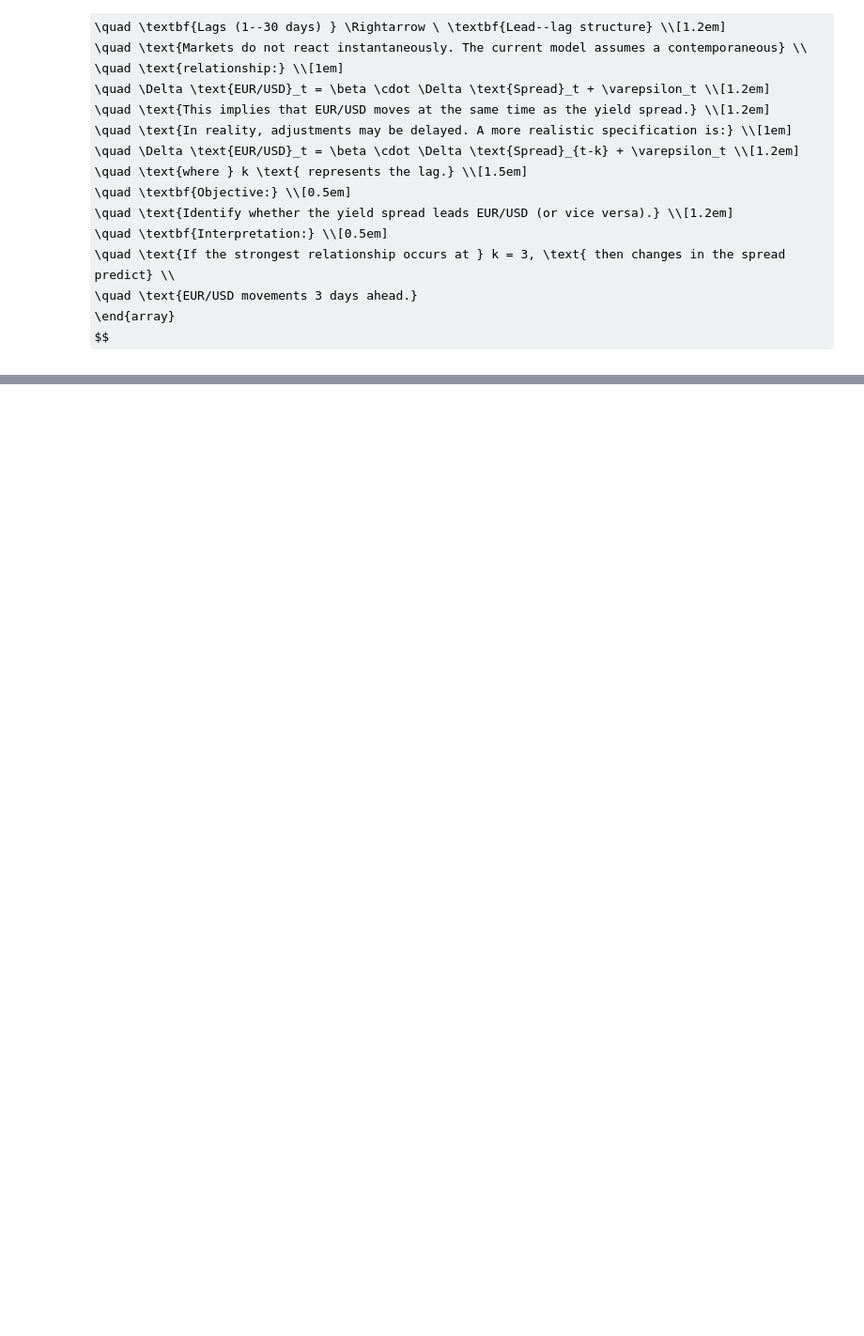
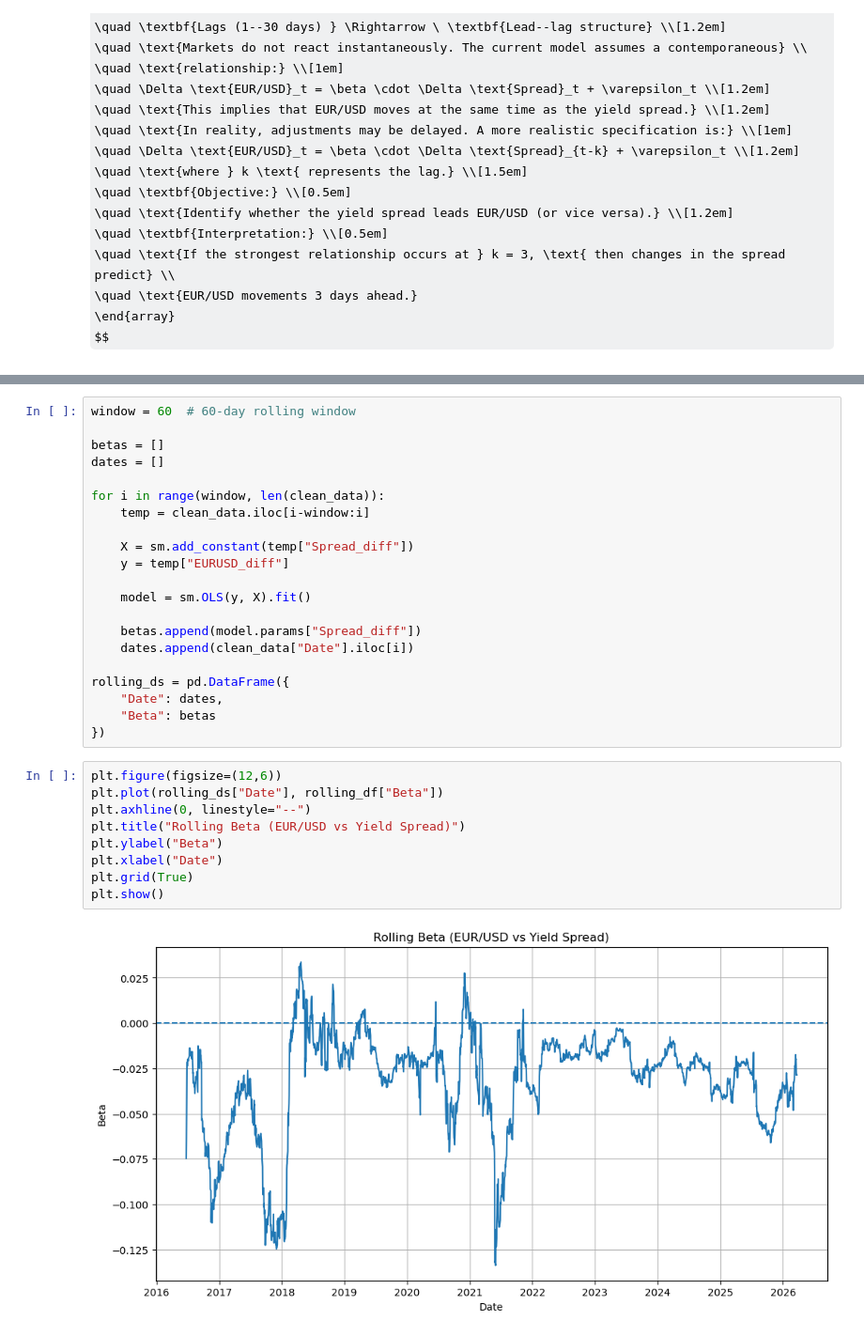
Before and after one commit to LyubStoy/Forex_Grey, a Jupyter notebook: PART_II_Mathematical_Modelling/Analysis_SPREAD2Y_FXRATE.ipynb, the cells around one changed output, grey strips where cells are left out. Shown at 94% size. Cells and saved outputs as stored; diff of their text form; some formulas as TeX source; blank space fills up the shorter version.

```diff
--- a/PART_II_Mathematical_Modelling/Analysis_SPREAD2Y_FXRATE.ipynb
+++ b/PART_II_Mathematical_Modelling/Analysis_SPREAD2Y_FXRATE.ipynb
@@ -679,0 +733,32 @@ $$
+# %%
+window = 60  # 60-day rolling window
+
+betas = []
+dates = []
+
+for i in range(window, len(clean_data)):
+    temp = clean_data.iloc[i-window:i]
+
+    X = sm.add_constant(temp["Spread_diff"])
+    y = temp["EURUSD_diff"]
+
+    model = sm.OLS(y, X).fit()
+
+    betas.append(model.params["Spread_diff"])
+    dates.append(clean_data["Date"].iloc[i])
+
+rolling_ds = pd.DataFrame({
+    "Date": dates,
+    "Beta": betas
+})
+# %%
+plt.figure(figsize=(12,6))
+plt.plot(rolling_ds["Date"], rolling_df["Beta"])
+plt.axhline(0, linestyle="--")
+plt.title("Rolling Beta (EUR/USD vs Yield Spread)")
+plt.ylabel("Beta")
+plt.xlabel("Date")
+plt.grid(True)
+plt.show()
+# %% [output]
+[figure, added]
```
Also changed, not shown: parts of 9 cells of this notebook, 1 other file.
